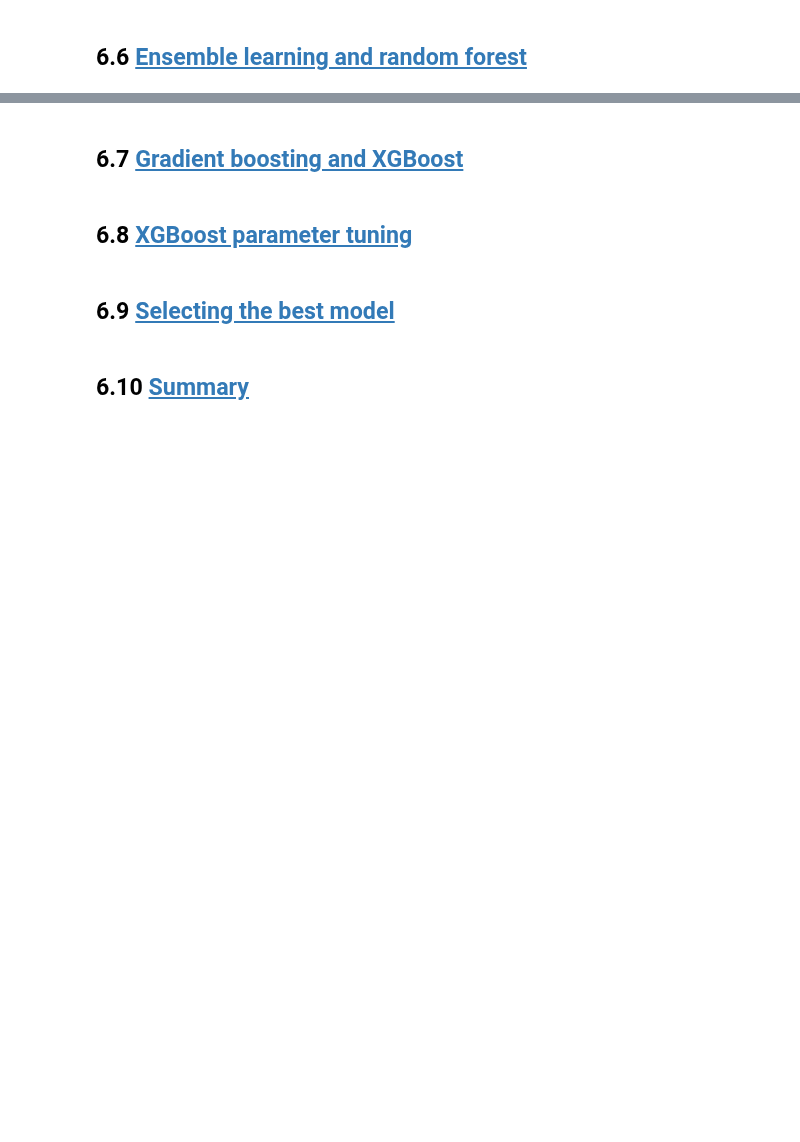
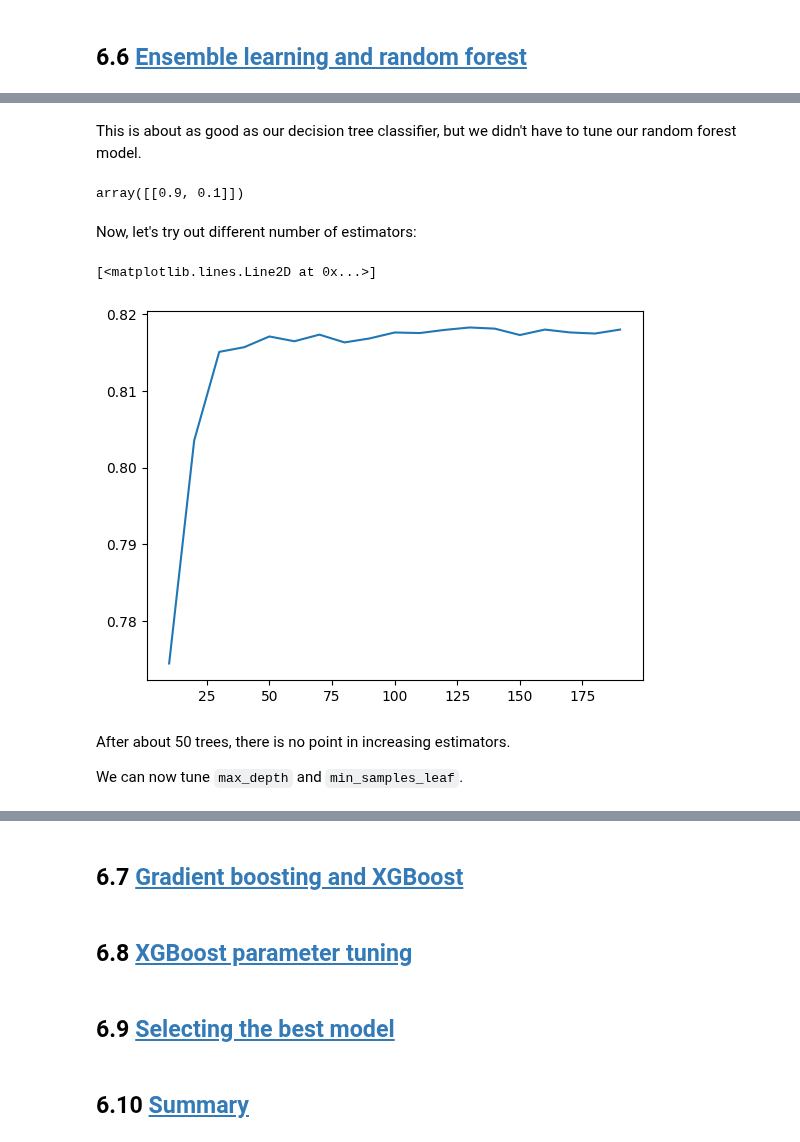
Before and after one commit to kemaldahha/machine-learning-course, a Jupyter notebook: week_6_notes.ipynb, the cells around one changed output, grey strips where cells are left out. Saved outputs shown, nothing was run; the diff lists cells and outputs as text; code cells hidden in the pictures; blank space fills up the shorter version.

```diff
--- a/week_6_notes.ipynb
+++ b/week_6_notes.ipynb
@@ -402,0 +414,3 @@ sns.heatmap(df_scores.pivot(index="min_samples_leaf", columns="max_depth", value
+# %%
+rf = RandomForestClassifier(n_estimators=10, random_state=1)
+rf.fit(X_train, y_train)
@@ -402,0 +419,2 @@ sns.heatmap(df_scores.pivot(index="min_samples_leaf", columns="max_depth", value
+# %%
+y_pred = rf.predict_proba(X_val)[:, 1]
@@ -402,0 +425,26 @@ sns.heatmap(df_scores.pivot(index="min_samples_leaf", columns="max_depth", value
+# %% [markdown]
+This is about as good as our decision tree classifier, but we didn't have to tune our random forest model.
+# %%
+rf.predict_proba(X_val[[0]])
+# %% [output]
+array([[0.9, 0.1]])
+# %% [markdown]
+Now, let's try out different number of estimators:
+# %%
+scores = []
+for n in range(10, 200, 10):
+    rf = RandomForestClassifier(n_estimators=n, random_state=1)
+    rf.fit(X_train, y_train)
+    y_pred = rf.predict_proba(X_val)[:, 1]
+    scores.append((n, roc_auc_score(y_val, y_pred)))
+# %%
+df_scores = pd.DataFrame(data=scores, columns=["n_estimators", "auc"])
+# %%
+plt.plot(df_scores.n_estimators, df_scores.auc)
+# %% [output]
+[<matplotlib.lines.Line2D at 0x...>]
+[figure, added]
+# %% [markdown]
+After about 50 trees, there is no point in increasing estimators.
+
+We can now tune `max_depth` and `min_samples_leaf`.
```
Also changed, not shown: parts of 13 cells of this notebook, 1 other file.
